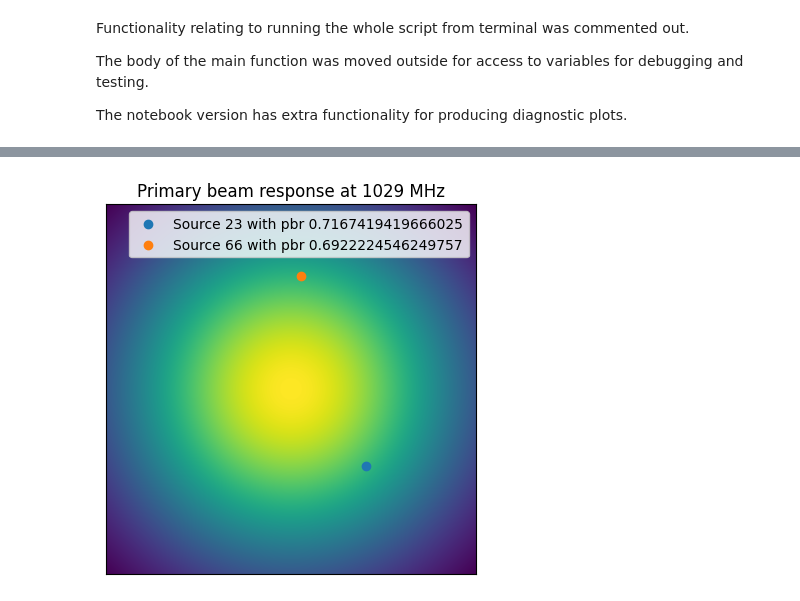
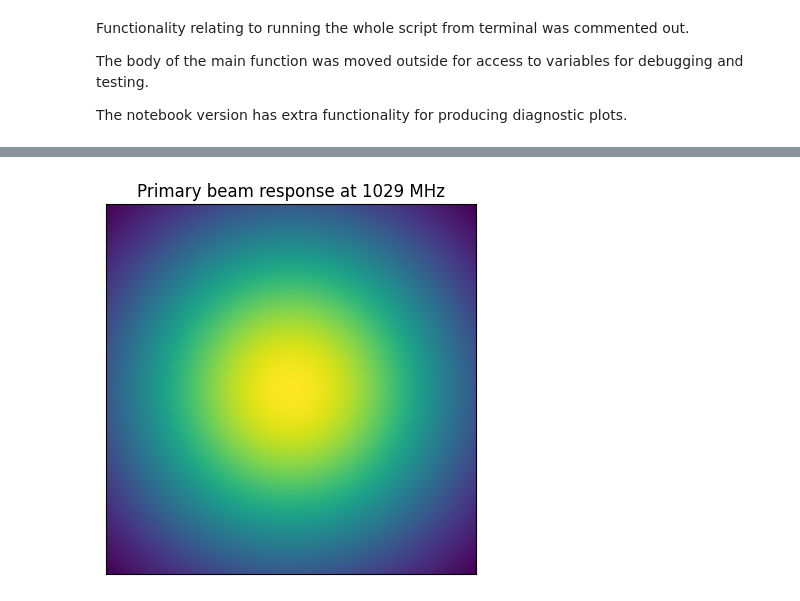
Before and after one commit to hanyu-xiao/ast425-hanyu, a Jupyter notebook: polarization.ipynb, the cells around one changed output, grey strips where cells are left out. Drawn from its saved outputs; the diff is of its cells as text; code cells hidden in the pictures.

```diff
--- a/polarization.ipynb
+++ b/polarization.ipynb
@@ -42,7 +42,9 @@ from scipy.ndimage import label
 #     parser.add_argument("saveto", help="If a desired file path is 'sb44780/SB44780-MFS-P-image.fits' then set saveto='sb44780/SB44780'")
 #     return parser.parse_args()
 
-SBID = '44857'
+# 44780 44857 44918 45060 45086 45416 46350 46419 46492 46554 48611
+# Channel 0062 IQU for SB45086 are all nan arrays, ignored in analysis
+SBID = '48611' # diagnostics currently set to work for 44780 only
 pathQU, pathI, pathCat = f'sb{SBID}/imageQU/SB{SBID}-', f'sb{SBID}/image/SB{SBID}-', "consolidated_catalog_ver1.2.0.fits"
 channels, saveto, emptyRegionRange = 72, f'sb{SBID}/results/SB{SBID}-', 'slice(640, 860), slice(980, 1390)'
 # pathQU, pathI, pathCat = 'sb44780/imageQU/SB44780-', 'sb44780/image/SB44780-', "consolidated_catalog_ver1.2.0.fits"
@@ -51,15 +53,17 @@ channels, saveto, emptyRegionRange = 72, f'sb{SBID}/results/SB{SBID}-', 'slice(6
 # def calculateP(pathQU, pathI, channels, saveto):
 
 # TODO smooth Q and U images to lowest resolution before combining, see CASA command
-# TODO verbose parameter to handle saving diagnostic plots
-# TODO add wildcard searching so only the path to the directory is needed, not the prefix
-# WARNING running previous cells twice throws a PermissionError, suggesting FITS files are kept open. I double checked, and with fits.open should automatically be closing them.
+# TODO redo P to be a rolling average
+# WARNING running previous cells twice throws a PermissionError, suggesting FITS files are kept open. with fits.open should automatically be closing them.
+
+saveChannelP = False # save the polarized intensity image for each channel
+doDiagnostics = False # calculate and produce plots for total intensity, polarized intensity, polarization fraction and polarization angle for detected sources and compare to catalog values
+correctForPBR = True # correction for the primary beam response, assuming it is a 2D gaussian
 
 # minimum SNR ratios for masking
 PSNR = 5
 ISNR = 100 # TODO, add to parameters
 antennaDiameter = 12 # metres, antenna diameter for FWHM
-correctForPBR = True
 emptyRegionRange = eval(emptyRegionRange)
 
 # read in Stokes I MFS image and Header
@@ -366,16 +338,17 @@ array([7.45490741e+08, 7.49490741e+08, 7.53490741e+08, 7.57490741e+08,
 # %%
 # Plot the final primary beam response, which has the 2D gaussian that drops the fastest
 # Plot the locations of sources along with pb response value
 if correctForPBR:
     plt.imshow(pbresponse, origin='lower')
-    for xCS,yCS,label in zip(catSourceXpixs[:-1], catSourceYpixs[:-1], beamCatalogPairIDs):
-        plt.scatter(xCS,yCS, label=f'Source {label} with pbr {pbresponse[round(xCS),round(yCS)]}')
+    if doDiagnostics:
+        for xCS,yCS,label in zip(catSourceXpixs[:-1], catSourceYpixs[:-1], beamCatalogPairIDs):
+            plt.scatter(xCS,yCS, label=f'Source {label} with pbr {pbresponse[round(xCS),round(yCS)]}')
+        plt.legend()
     plt.xticks([])
     plt.yticks([])
-    plt.title(f'Primary beam response at {round(channelFreqs[-1]/1e6)} MHz')
-    plt.legend();
+    plt.title(f'Primary beam response at {round(channelFreqs[-1]/1e6)} MHz');
 # %% [output]
-[figure, old version]
+[figure, new version]
 # %%
 # Plot Stokes I flux density
 
```
Also changed, not shown: parts of 13 cells of this notebook.
